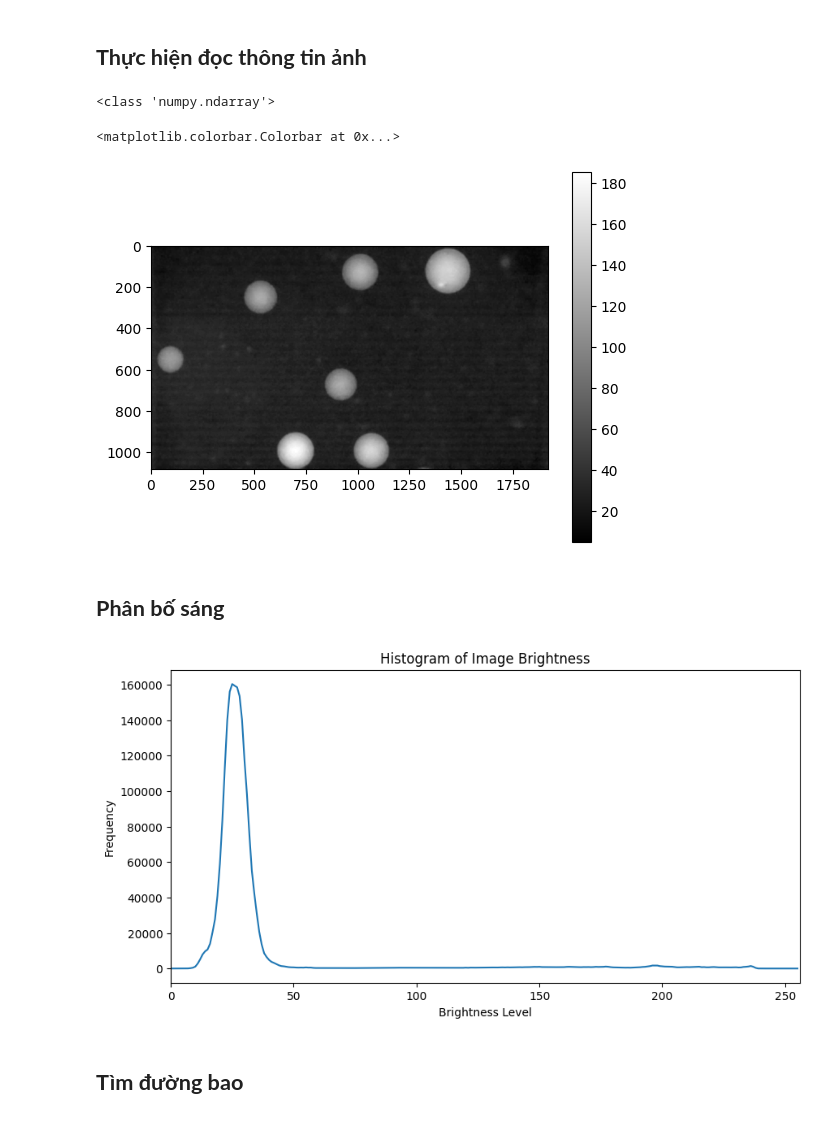
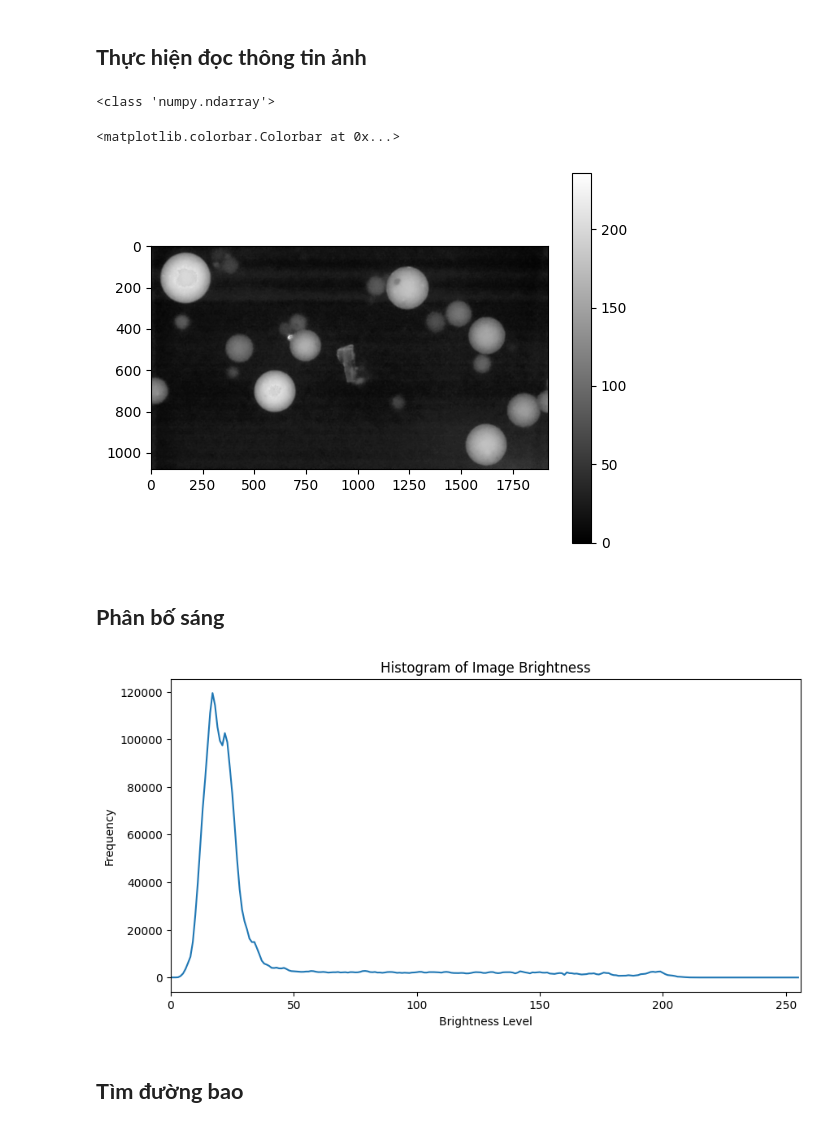
Before and after one commit to paintOfUs/App_Image_Processing_for_meterial_Biology, a Jupyter notebook: Processing_image.ipynb, the cells around one changed output. Saved outputs shown, nothing was run; the diff lists cells and outputs as text; code cells hidden in the pictures.

```diff
--- a/Processing_image.ipynb
+++ b/Processing_image.ipynb
@@ -12,28 +12,28 @@ import cv2
 ## **Thực hiện đọc thông tin ảnh**
 # %%
 # đường dẫn nơi chứa ảnh
-path = r'D:\important_for_study_master\Code_Ban_Q\2.jpg'
+path = r'D:\important_for_study_master\Code_Ban_Q\Ảnh hạt không dính\100_phatquang.png'
 # sử dụng cv2.imread() để đọc thông tin bức ảnh
 img = cv2.imread(path)
 img = cv2.cvtColor(img, cv2.COLOR_BGR2RGB)
 gray = img[:,:,0]
-blur = cv2.GaussianBlur(img2,(5,5),0)
+blur = cv2.GaussianBlur(gray,(5,5),0)
 # img = np.log(img[:,:,0])
 # kiểm tra xem ảnh có không
-print(type(img2))
+print(type(gray))
 # sử dụng plt hiển thị bức ảnh
-showimg = plt.imshow(img2, cmap = 'gray')
+showimg = plt.imshow(gray, cmap = 'gray')
 # xem giá trị màu đại diện của ảnh
 plt.colorbar()
 # %% [output]
 <class 'numpy.ndarray'>
 <matplotlib.colorbar.Colorbar at 0x...>
-[figure, old version]
+[figure, new version]
 # %% [markdown]
 ## **Phân bố sáng**
 # %%
 # Tính toán phân bố sáng (histogram)
-histogram = cv2.calcHist([img2], [0], None, [256], [0, 256])
+histogram = cv2.calcHist([gray], [0], None, [256], [0, 256])
 # Vẽ phân bố sáng
 plt.figure(figsize=(10, 5))
 plt.title('Histogram of Image Brightness')
@@ -43,7 +43,7 @@ plt.plot(histogram)
 plt.xlim([0, 256])
 plt.show()
 # %% [output]
-[figure, old version]
+[figure, new version]
 # %% [markdown]
 ## **Tìm đường bao**
 # %%
```
Also changed, not shown: parts of 7 cells of this notebook.
